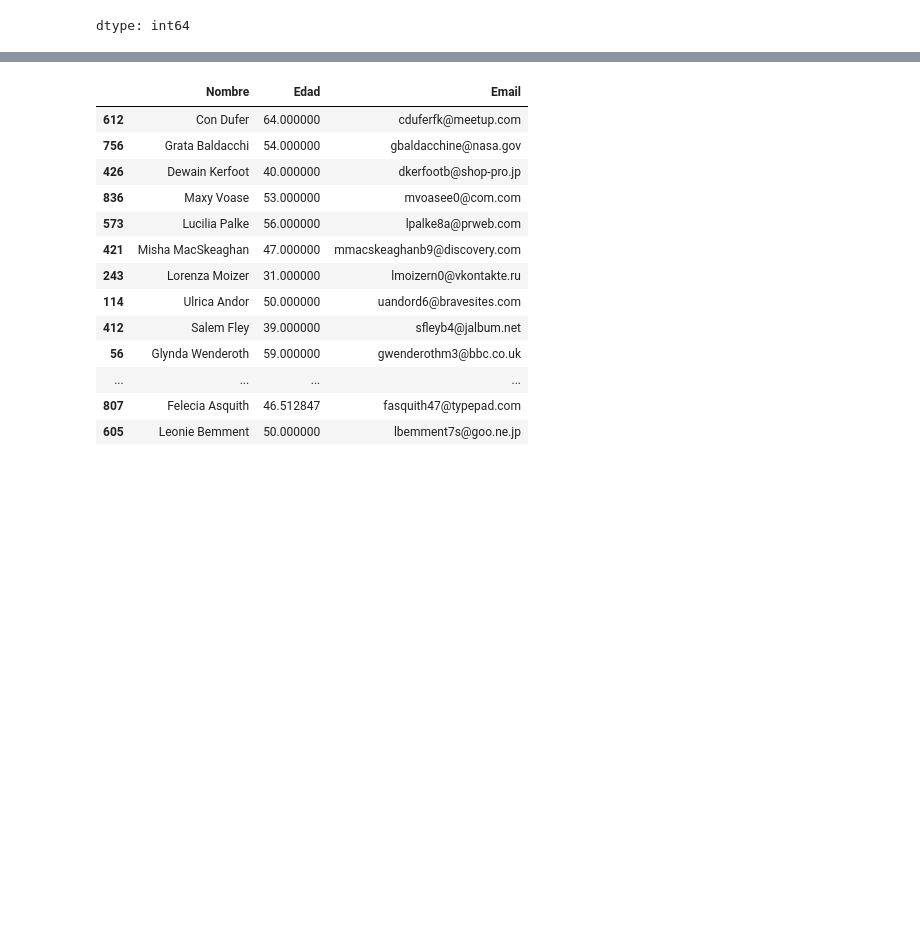
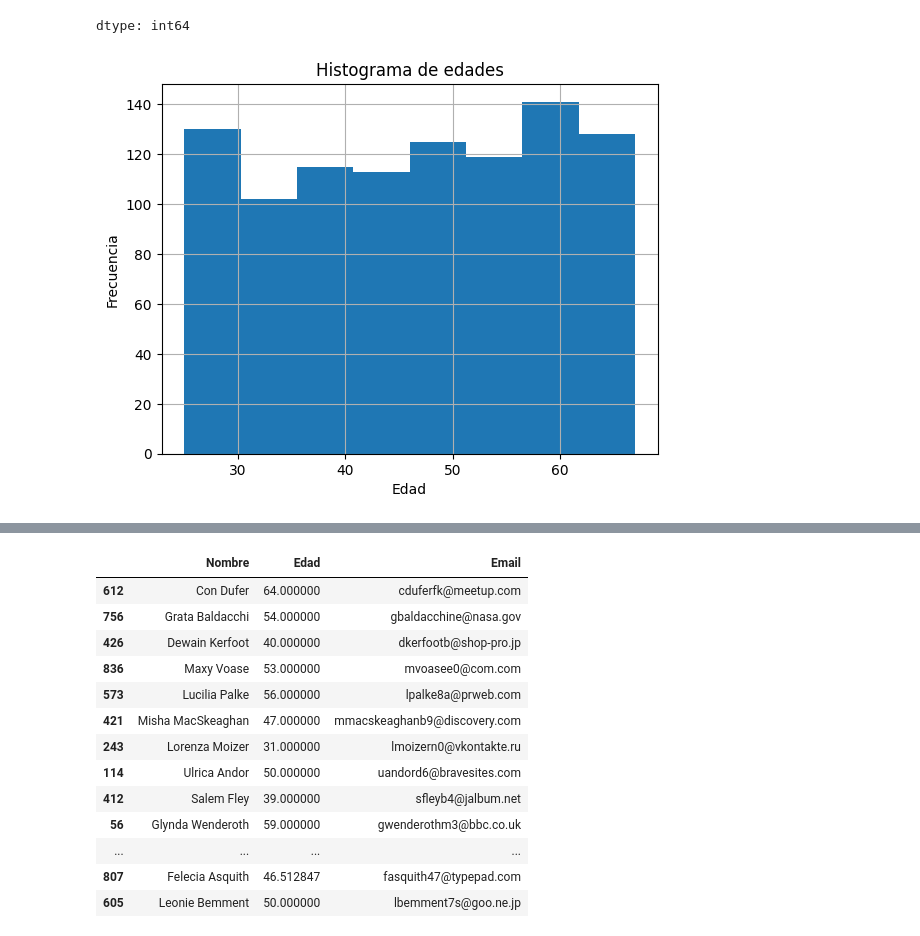
Before and after one commit to jrigottiedu/TT-2C2025-Data-Analitycs-Notebooks, a Jupyter notebook: After_class_5/After_class_5_resuelto.ipynb, the cells around one changed output, grey strips where cells are left out. Drawn from its saved outputs; the diff is of its cells as text; code cells hidden in the pictures; blank space fills up the shorter version.

```diff
--- a/After_class_5/After_class_5_resuelto.ipynb
+++ b/After_class_5/After_class_5_resuelto.ipynb
@@ -161,3 +165,14 @@ df_pp3.isnull().sum()
 | Edad | 0 |
 | Email | 0 |
 dtype: int64
+# %%
+edades = df["Edad"]
+
+import matplotlib.pyplot as plt
+edades.hist(bins=8)
+plt.title("Histograma de edades")
+plt.xlabel("Edad")
+plt.ylabel("Frecuencia")
+plt.show()
+# %% [output]
+[figure, added]
```
Also changed, not shown: parts of 2 cells of this notebook.
